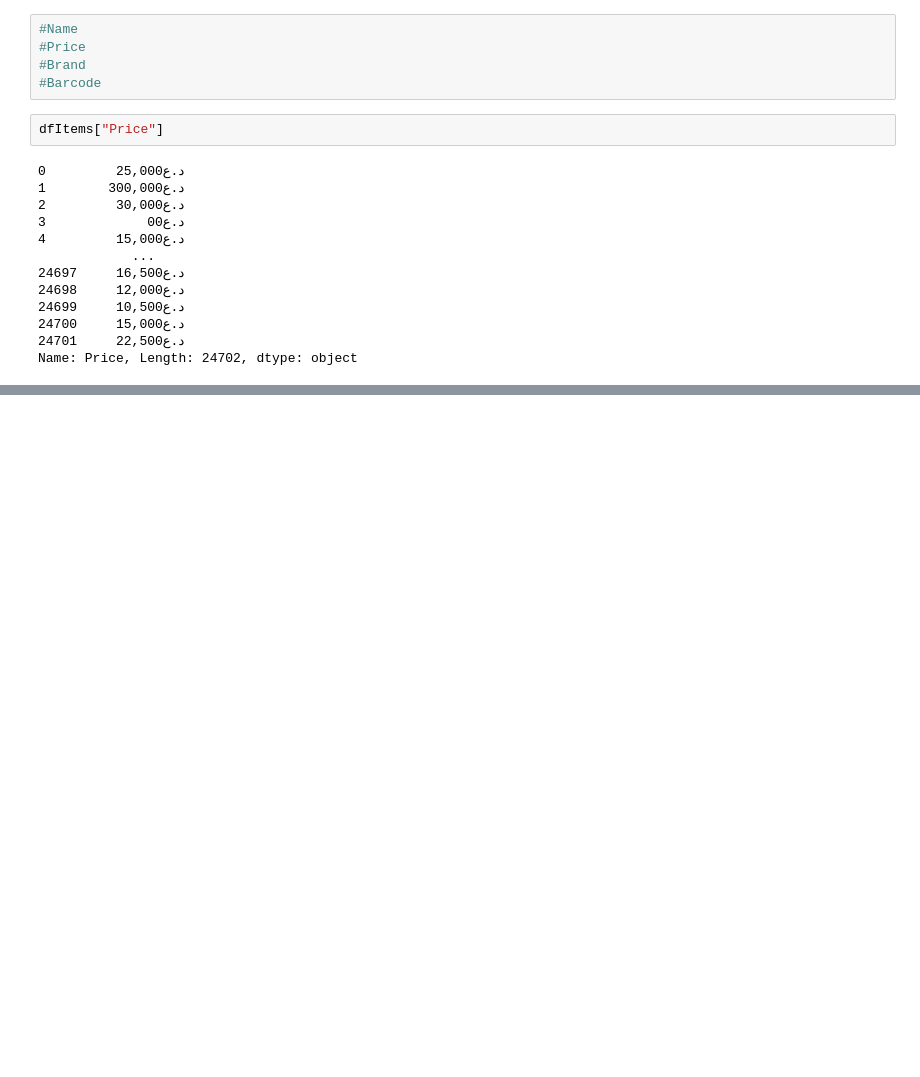
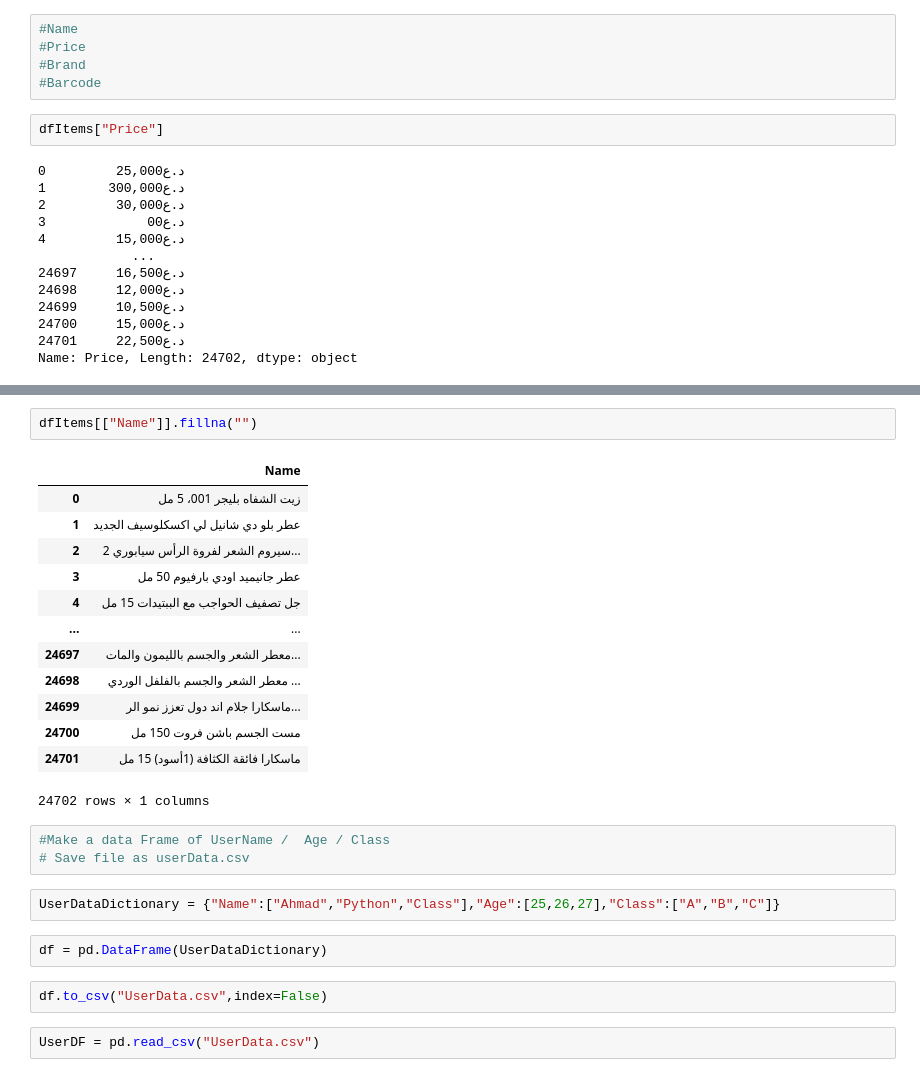
Before and after one commit to Ahmadhumayoun/AdvancePythonClassRepo, a Jupyter notebook: PandasLearning.ipynb, the cells around one changed output, grey strips where cells are left out. Cells and saved outputs as stored; diff of their text form; blank space fills up the shorter version.

```diff
--- a/PandasLearning.ipynb
+++ b/PandasLearning.ipynb
@@ -100,0 +163,27 @@ x =" 25,000د.ع"
+# %%
+dfItems[["Name"]].fillna("")
+# %% [output]
+|  | Name |
+| 0 | زيت الشفاه بليجر 001، 5 مل |
+| 1 | عطر بلو دي شانيل لي اكسكلوسيف الجديد |
+| 2 | سيروم الشعر لفروة الرأس سيابوري 2... |
+| 3 | عطر جانيميد اودي بارفيوم 50 مل |
+| 4 | جل تصفيف الحواجب مع الببتيدات 15 مل |
+| ... | ... |
+| 24697 | معطر الشعر والجسم بالليمون والمات... |
+| 24698 | معطر الشعر والجسم بالفلفل الوردي ... |
+| 24699 | ماسكارا جلام اند دول تعزز نمو الر... |
+| 24700 | مست الجسم باشن فروت 150 مل |
+| 24701 | ماسكارا فائقة الكثافة (1أسود) 15 مل |
+24702 rows × 1 columns
+# %%
+#Make a data Frame of UserName /  Age / Class
+# Save file as userData.csv
+# %%
+UserDataDictionary = {"Name":["Ahmad","Python","Class"],"Age":[25,26,27],"Class":["A","B","C"]}
+# %%
+df = pd.DataFrame(UserDataDictionary)
+# %%
+df.to_csv("UserData.csv",index=False)
+# %%
+UserDF = pd.read_csv("UserData.csv")
```
Also changed, not shown: parts of 15 cells of this notebook, 2 other files.
